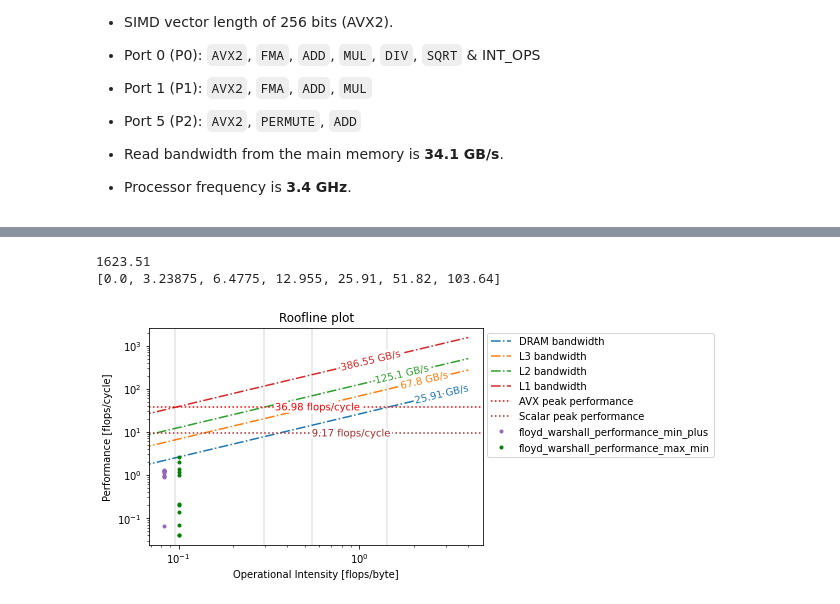
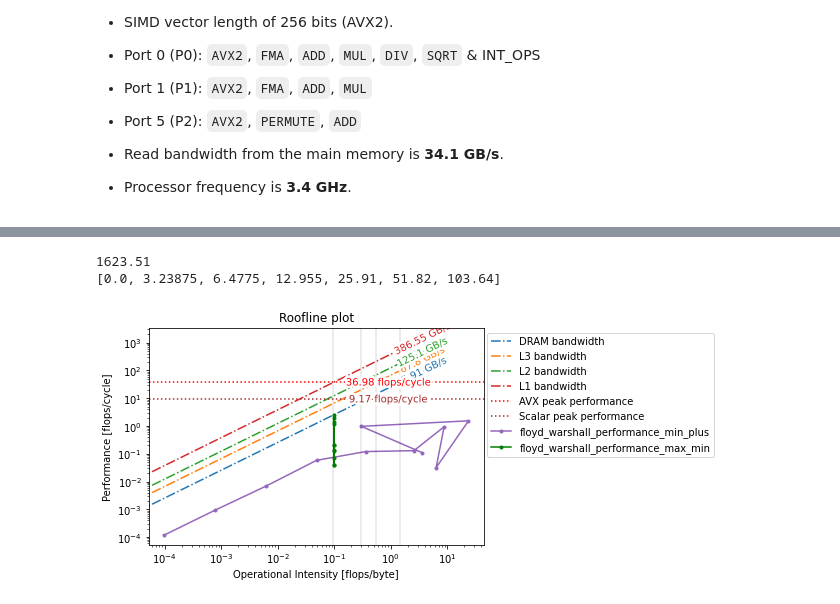
Before and after one commit to Sh-Anand/Fast-Generalized-Floyd-Warshall, a Jupyter notebook: roofline.ipynb, the cells around one changed output, grey strips where cells are left out. Saved outputs shown, nothing was run; the diff lists cells and outputs as text; code cells hidden in the pictures.

```diff
--- a/roofline.ipynb
+++ b/roofline.ipynb
@@ -38,8 +38,25 @@ roofline_L2 = [x*beta_L2 for x in I_n]
 roofline_L1 = [x*beta_L1 for x in I_n]
 #peak_perf = [pi for i in range(len(I_n)) if pi <= I_n[i]]
 
-tile_vectorized_min_plus_y = [0.066, 0.93, 1.1, 1.23, 1.29, 1.21, 1.21, 1.26, 1.24, 0.92, 0.87]
-tile_vectorized_min_plus_x = [0.083 for _ in tile_vectorized_min_plus_y]
+#Extract I(n) from cache_misses_min_plus.csv
+I_n_min_plus = []
+p_n_min_plus = []
+block_size = 64 #in bytes
+with open("profile/cache_misses_min_plus.csv", "r") as misses_file:
+    #Parse file and extract cache misses
+    for line in misses_file.readlines():
+        #Lines contain n,l1,b,misses
+        (_n, _l1, _b, _misses, _cycles) = line.split(",")
+        n = int(_n)
+        misses = int(_misses)
+        cycles = int(_cycles)
+        n_flops = (2 * (n**3))
+        data_moved = misses * block_size
+        I_n_min_plus.append(float(n_flops)/float(data_moved))
+        p_n_min_plus.append(float(n_flops)/float(cycles))
+        print("N = %d, misses = %d, n_flops = %d" % (n, misses, n_flops))
+
+#tile_vectorized_min_plus_flops = [0.066, 0.93, 1.1, 1.23, 1.29, 1.21, 1.21, 1.26, 1.24, 0.92, 0.87]
 tile_vectorized_max_min_y = [0.04, 0.14, 0.07, 2.6, 0.2127, 0.2, 1.4, 0.04, 2.022, 1.16, 0.128313]
 tile_vectorized_max_min_x = [0.1 for _ in tile_vectorized_max_min_y]
 tile_vectorized_min_plus_ns = [4, 8, 16, 32, 64, 128, 256, 512, 1024, 2048, 4096]
@@ -53,8 +82,8 @@ ax.plot(I_n, roofline_L1, '-.', label = "386.55 GB/s")
 
 ax.axhline(y = pi, color = 'r', linestyle = ':', label = "36.98 flops/cycle")
 ax.axhline(y = pi_scalar, color = 'brown', linestyle = ':', label = "9.17 flops/cycle")
-ax.plot(tile_vectorized_min_plus_x, tile_vectorized_min_plus_y, ".")
-ax.plot(tile_vectorized_max_min_x, tile_vectorized_max_min_y, ".", color="green")
+ax.plot(I_n_min_plus, p_n_min_plus, marker=".")
+ax.plot(tile_vectorized_max_min_x, tile_vectorized_max_min_y, marker=".", color="green")
 # Plot performances
 #compI = 1.0/3.0
 #comp1y, comp2y = (3.2, 4)
@@ -64,31 +93,31 @@ ax.plot(tile_vectorized_max_min_x, tile_vectorized_max_min_y, ".", color="green"
 #compI2 = 8.0/15.0
 #plt.plot(compI2, comp1y, marker="o", markersize=5, markerfacecolor="green", label="comp1")
 #plt.plot(compI2, comp2y, marker="o", markersize=5, markerfacecolor="orange", label="comp2")
 _, ymax = ax.get_ybound()
 print(ymax)
 print(roofline_DRAM)
 ax.axvline(x = mem_comp_DRAM,  color = 'black', alpha = 0.1, linestyle = '-') #ymax = np.log(pi) / np.log(ymax),
 ax.axvline(x = mem_comp_L3, color = 'black', alpha = 0.1, linestyle = '-')
 ax.axvline(x = mem_comp_L2,  color = 'black', alpha = 0.1, linestyle = '-')
 ax.axvline(x = mem_comp_L1,  color = 'black', alpha = 0.1, linestyle = '-')
 
 labellines.labelLines(plt.gca().get_lines(),zorder=2.5)
 
 # Title axis and graph
 plt.title('Roofline plot')
 plt.xlabel('Operational Intensity [flops/byte]')
 plt.ylabel('Performance [flops/cycle]')
 
 # Make plot log-log
 plt.xscale('log')
 plt.yscale('log')
 
 # Plot legend
 mylabels = ["DRAM bandwidth", "L3 bandwidth","L2 bandwidth", "L1 bandwidth", "AVX peak performance", "Scalar peak performance", "floyd_warshall_performance_min_plus", "floyd_warshall_performance_max_min"]
 plt.legend(bbox_to_anchor = (1.35, 1), loc = 'upper center', labels = mylabels)
 
 plt.show()
 # %% [output]
 1623.51
 [0.0, 3.23875, 6.4775, 12.955, 25.91, 51.82, 103.64]
-[figure, old version]
+[figure, new version]
```
Also changed, not shown: parts of 1 cell of this notebook, 3 other files.
